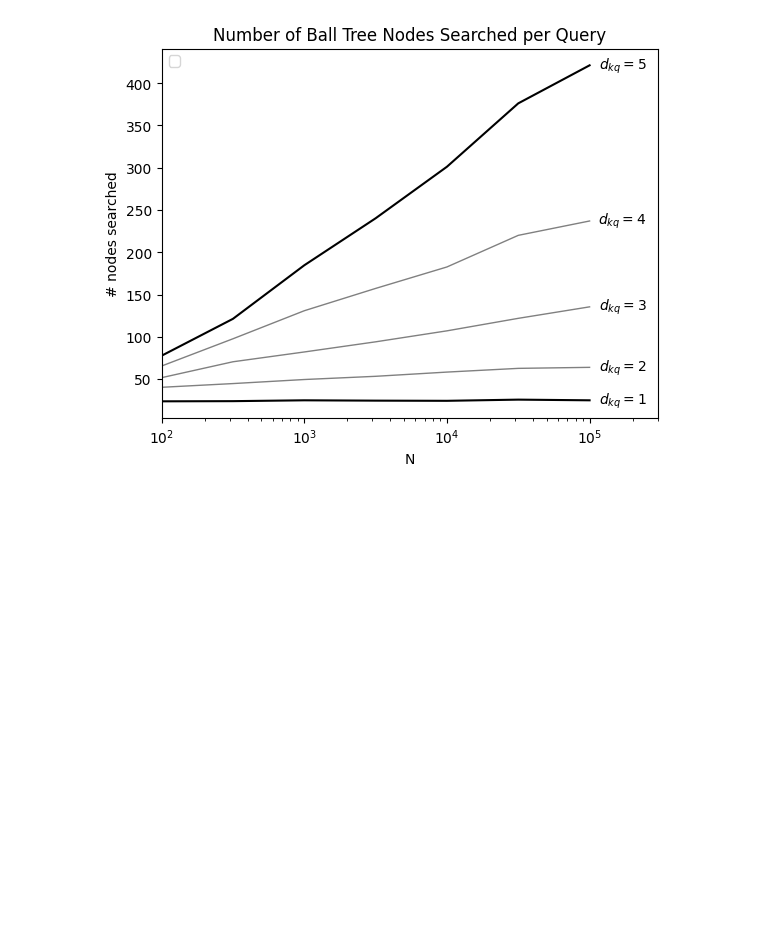
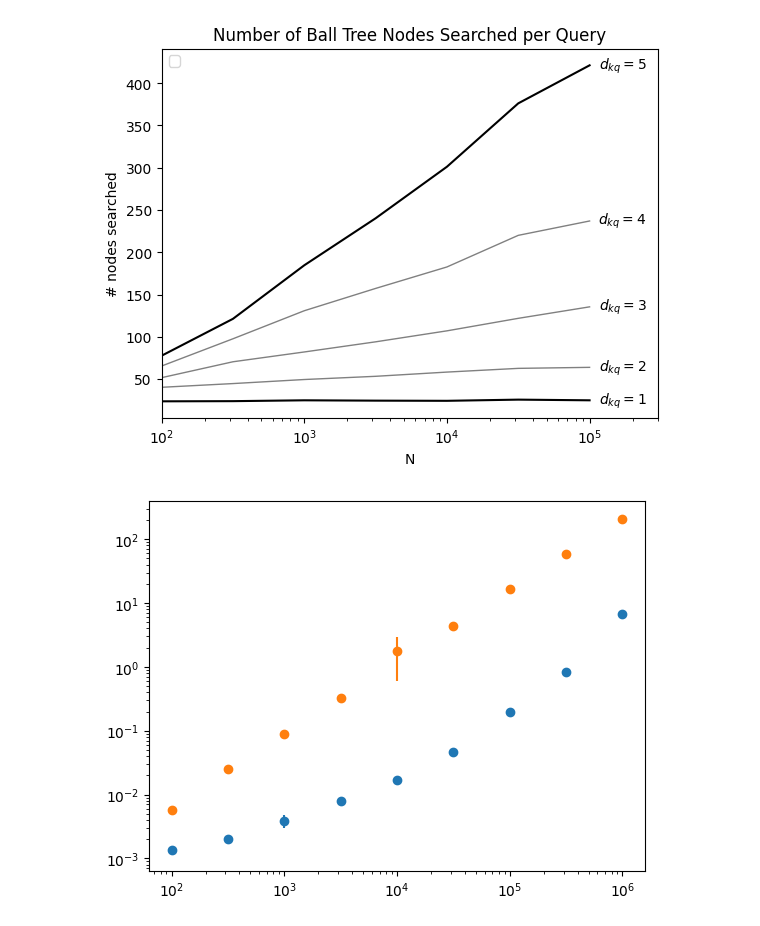
Before and after one commit to JonasDeSchouwer/EfficientSparseAttention, a Jupyter notebook: plotting.ipynb, the cells around one changed output. Cells and saved outputs as stored; diff of their text form; code cells hidden in the pictures; blank space fills up the shorter version.

```diff
--- a/plotting.ipynb
+++ b/plotting.ipynb
@@ -210,12 +228,28 @@ plt.show()
 # %%
 # PLOTTING THE EFFICIENCY OF SPARSE_SYMBOLIC VS SPARSE_CPP
 
 sqrt10 = math.sqrt(10)
-Ns = [1e2, sqrt10*1e2, 1e3, sqrt10*1e3, 1e4, sqrt10*1e4, 1e5, sqrt10*1e5, 1e6]
+Ns = [1e2, sqrt10*1e2, 1e3, sqrt10*1e3, 1e4, sqrt10*1e4, 1e5, sqrt10*1e5, 1e6, sqrt10*1e6]
 Ns = [int(N) for N in Ns]
 
 sym_kq3_means = [0.001337432861328125, 0.0019960880279541017, 0.0038933753967285156, 0.007876968383789063, 0.017089366912841797, 0.04600358009338379, 0.19462780952453612, 0.8282591819763183, 6.631256008148194]
 sym_kq3_stds = [0.00015910260405270957, 0.00027985236857625993, 0.0009471617776087101, 0.0005665052735299413, 0.0006280927031020573, 0.0019055452523682463, 0.02526175301816471, 0.04079756791052433, 1.0177108487741333]
 
 cpp_kq3_means = [0.005819797515869141, 0.02500319480895996, 0.08819355964660644, 0.3226898193359375, 1.785881805419922, 4.355342102050781, 16.72867579460144, 58.301800441741946, 207.52339153289796]
 cpp_kq3_stds = [0.0005436386542092856, 0.0013662773997036293, 0.0024549303970329947, 0.012476227515685705, 1.1895300519776781, 0.1516088748298022, 1.788928071840642, 1.8748678345748209, 8.11425699061844]
+
+# fit a function x^a to the last three points of the sparse symbolic data
+from scipy.optimize import curve_fit
+def func(x, a):
+    return x**a
+popt, pcov = curve_fit(func, Ns[-3:], sym_kq3_means[-3:])
+
+fig = plt.figure()
+plt.errorbar(Ns[:len(sym_kq3_means)], sym_kq3_means, yerr=sym_kq3_stds, label="sparse symbolic (gpu)", fmt='o')
+plt.errorbar(Ns[:len(cpp_kq3_means)], cpp_kq3_means, yerr=cpp_kq3_stds, label="sparse cpp (cpu)", fmt='o')
+plt.plot(Ns, func(Ns[-3:], *popt), label='fit: $x^{%.2f}$' % tuple(popt))
+plt.xscale('log')
+plt.yscale('log')
+plt.show()
+# %% [output]
+[figure, added]
```
Also changed, not shown: parts of 3 cells of this notebook, 4 other files.
